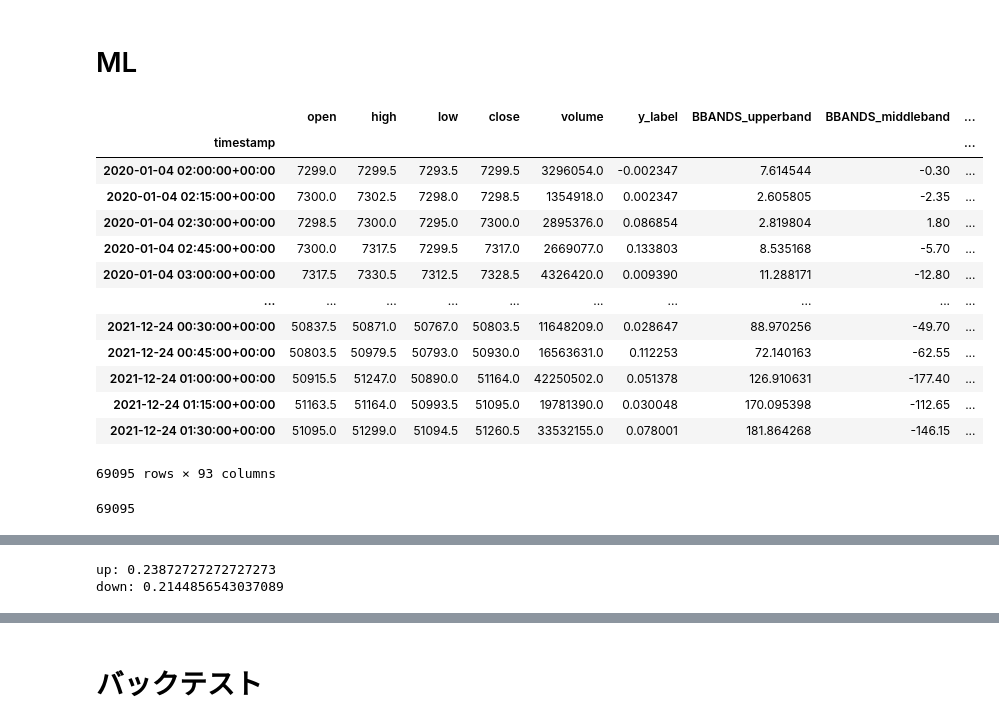
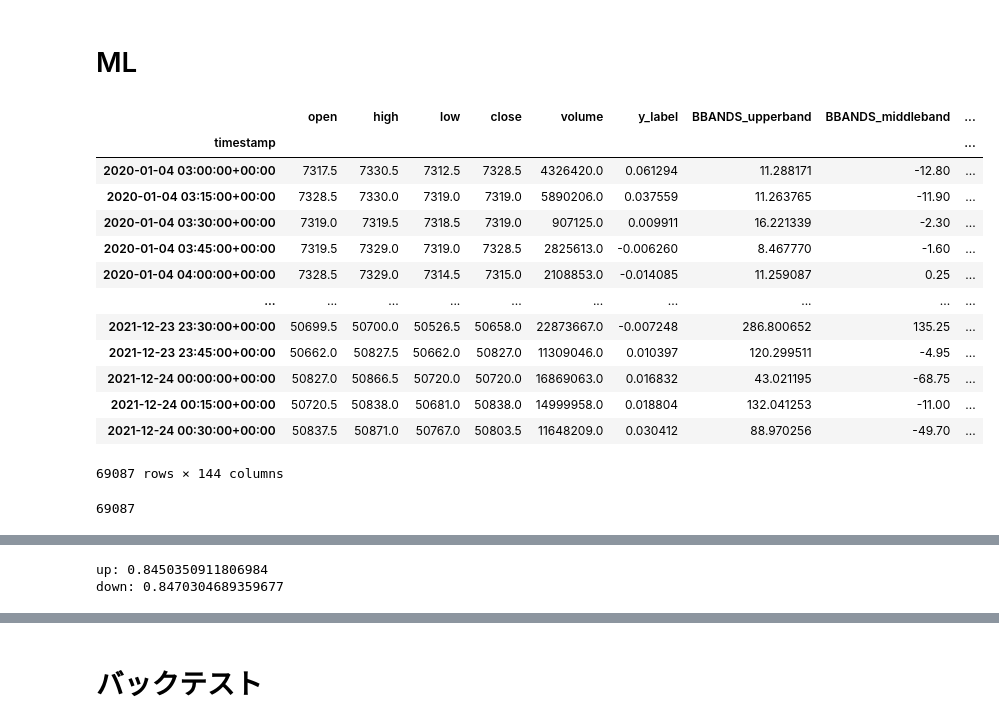
Before and after one commit to Joichiro433/MLtrading, a Jupyter notebook: notebook/bybit/ML_bybit_ceeling.ipynb, the cells around one changed output, grey strips where cells are left out. Saved outputs shown, nothing was run; the diff lists cells and outputs as text; code cells hidden in the pictures.

```diff
--- a/notebook/bybit/ML_bybit_ceeling.ipynb
+++ b/notebook/bybit/ML_bybit_ceeling.ipynb
@@ -467,6 +493,8 @@ features = sorted([
     'up_down',
 ])
 
+features = features + [f'up_down_{i}' for i in range(1, 40)]
+
 print(features)
 print('num of features', len(features))
 # %% [output]
@@ -652,48 +680,48 @@ def show_cum_ret(df):
     print('p平均 {}'.format(p_mean))
     print('エラー率 {}'.format(calc_p_mean_type1_error_rate(p_mean, p_mean_n)))
 # %%
-df = pd.read_pickle('df_ceeling_features.pkl')
+df = pd.read_pickle('df_ceeling_features.pkl').dropna()
 display(df)
 print(len(df))
 
 # モデル (コメントアウトで他モデルも試してみてください)
 # model = RidgeCV(alphas=np.logspace(-7, 7, num=20))
 model = lgb.LGBMRegressor(boosting_type='gbdt', n_jobs=-1, random_state=1)
 # model = lgb.LGBMRegressor(boosting_type='dart', n_jobs=-1, random_state=1)
 # model = lgb.LGBMRegressor(boosting_type='goss', n_jobs=-1, random_state=1)
 
 # 通常のCV
 cv_indicies = list(KFold().split(df))
 
 
 df['y_pred'] = my_cross_val_predict(model, df[features].values, df['y_label'].values, cv=cv_indicies)
 
 df.to_pickle('df_ceeling_pred.pkl')
 
 _ = show_lgb_feature_importances(lgb_model=model)
 
 threshold = 0.0
 print('up:', len(df[(df['y_label'] > threshold) & (df['y_pred'] > threshold)]) / len(df[df['y_label'] > threshold]))
 print('down:', len(df[(df['y_label'] < -threshold) & (df['y_pred'] < -threshold)]) / len(df[df['y_label'] < -threshold]))
 # %% [output]
 |  | open | high | low | close | volume | y_label | BBANDS_upperband | BBANDS_middleband | ... |
 | timestamp |  |  |  |  |  |  |  |  | ... |
-| 2020-01-04 02:00:00+00:00 | 7299.0 | 7299.5 | 7293.5 | 7299.5 | 3296054.0 | -0.002347 | 7.614544 | -0.30 | ... |
-| 2020-01-04 02:15:00+00:00 | 7300.0 | 7302.5 | 7298.0 | 7298.5 | 1354918.0 | 0.002347 | 2.605805 | -2.35 | ... |
-| 2020-01-04 02:30:00+00:00 | 7298.5 | 7300.0 | 7295.0 | 7300.0 | 2895376.0 | 0.086854 | 2.819804 | 1.80 | ... |
-| 2020-01-04 02:45:00+00:00 | 7300.0 | 7317.5 | 7299.5 | 7317.0 | 2669077.0 | 0.133803 | 8.535168 | -5.70 | ... |
-| 2020-01-04 03:00:00+00:00 | 7317.5 | 7330.5 | 7312.5 | 7328.5 | 4326420.0 | 0.009390 | 11.288171 | -12.80 | ... |
+| 2020-01-04 03:00:00+00:00 | 7317.5 | 7330.5 | 7312.5 | 7328.5 | 4326420.0 | 0.061294 | 11.288171 | -12.80 | ... |
+| 2020-01-04 03:15:00+00:00 | 7328.5 | 7330.0 | 7319.0 | 7319.0 | 5890206.0 | 0.037559 | 11.263765 | -11.90 | ... |
+| 2020-01-04 03:30:00+00:00 | 7319.0 | 7319.5 | 7318.5 | 7319.0 | 907125.0 | 0.009911 | 16.221339 | -2.30 | ... |
+| 2020-01-04 03:45:00+00:00 | 7319.5 | 7329.0 | 7319.0 | 7328.5 | 2825613.0 | -0.006260 | 8.467770 | -1.60 | ... |
+| 2020-01-04 04:00:00+00:00 | 7328.5 | 7329.0 | 7314.5 | 7315.0 | 2108853.0 | -0.014085 | 11.259087 | 0.25 | ... |
 | ... | ... | ... | ... | ... | ... | ... | ... | ... | ... |
-| 2021-12-24 00:30:00+00:00 | 50837.5 | 50871.0 | 50767.0 | 50803.5 | 11648209.0 | 0.028647 | 88.970256 | -49.70 | ... |
-| 2021-12-24 00:45:00+00:00 | 50803.5 | 50979.5 | 50793.0 | 50930.0 | 16563631.0 | 0.112253 | 72.140163 | -62.55 | ... |
-| 2021-12-24 01:00:00+00:00 | 50915.5 | 51247.0 | 50890.0 | 51164.0 | 42250502.0 | 0.051378 | 126.910631 | -177.40 | ... |
-| 2021-12-24 01:15:00+00:00 | 51163.5 | 51164.0 | 50993.5 | 51095.0 | 19781390.0 | 0.030048 | 170.095398 | -112.65 | ... |
-| 2021-12-24 01:30:00+00:00 | 51095.0 | 51299.0 | 51094.5 | 51260.5 | 33532155.0 | 0.078001 | 181.864268 | -146.15 | ... |
+| 2021-12-23 23:30:00+00:00 | 50699.5 | 50700.0 | 50526.5 | 50658.0 | 22873667.0 | -0.007248 | 286.800652 | 135.25 | ... |
+| 2021-12-23 23:45:00+00:00 | 50662.0 | 50827.5 | 50662.0 | 50827.0 | 11309046.0 | 0.010397 | 120.299511 | -4.95 | ... |
+| 2021-12-24 00:00:00+00:00 | 50827.0 | 50866.5 | 50720.0 | 50720.0 | 16869063.0 | 0.016832 | 43.021195 | -68.75 | ... |
+| 2021-12-24 00:15:00+00:00 | 50720.5 | 50838.0 | 50681.0 | 50838.0 | 14999958.0 | 0.018804 | 132.041253 | -11.00 | ... |
+| 2021-12-24 00:30:00+00:00 | 50837.5 | 50871.0 | 50767.0 | 50803.5 | 11648209.0 | 0.030412 | 88.970256 | -49.70 | ... |
-69095 rows × 93 columns
+69087 rows × 144 columns
-69095
+69087
 [drawing not drawn]
-up: 0.23872727272727273
-down: 0.2144856543037089
+up: 0.8450350911806984
+down: 0.8470304689359677
 # %%
 df = pd.read_pickle('df_ceeling_features.pkl')
 df = df.reset_index()
```
Also changed, not shown: parts of 10 cells of this notebook, 2 other files.
